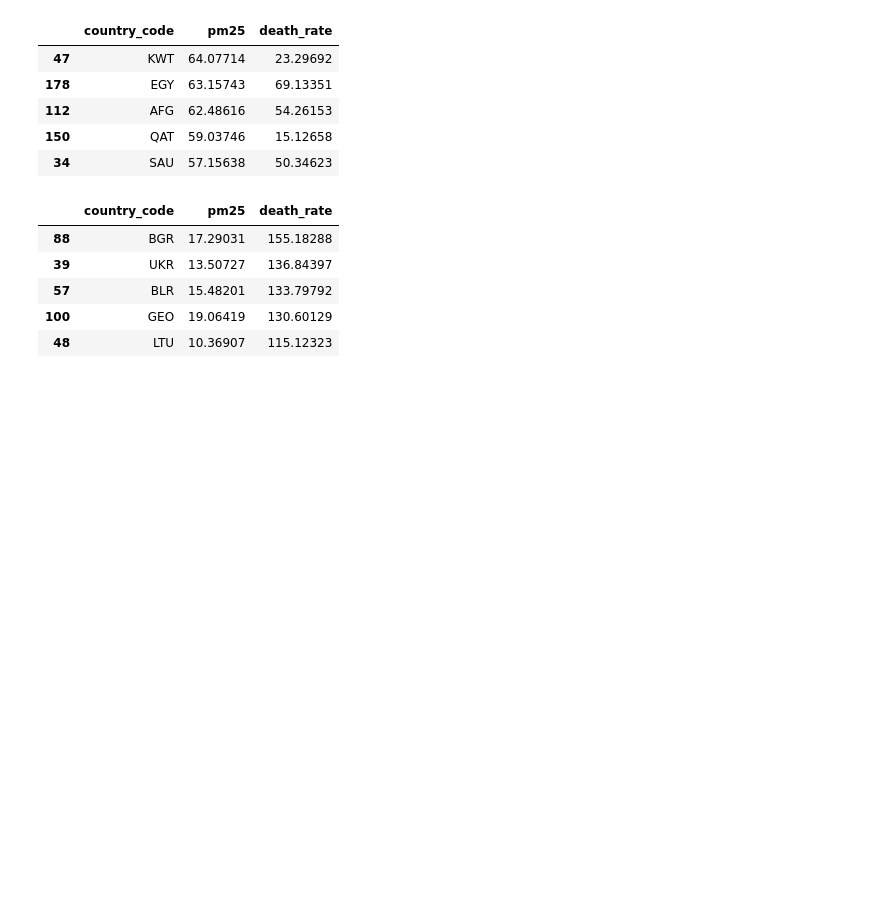
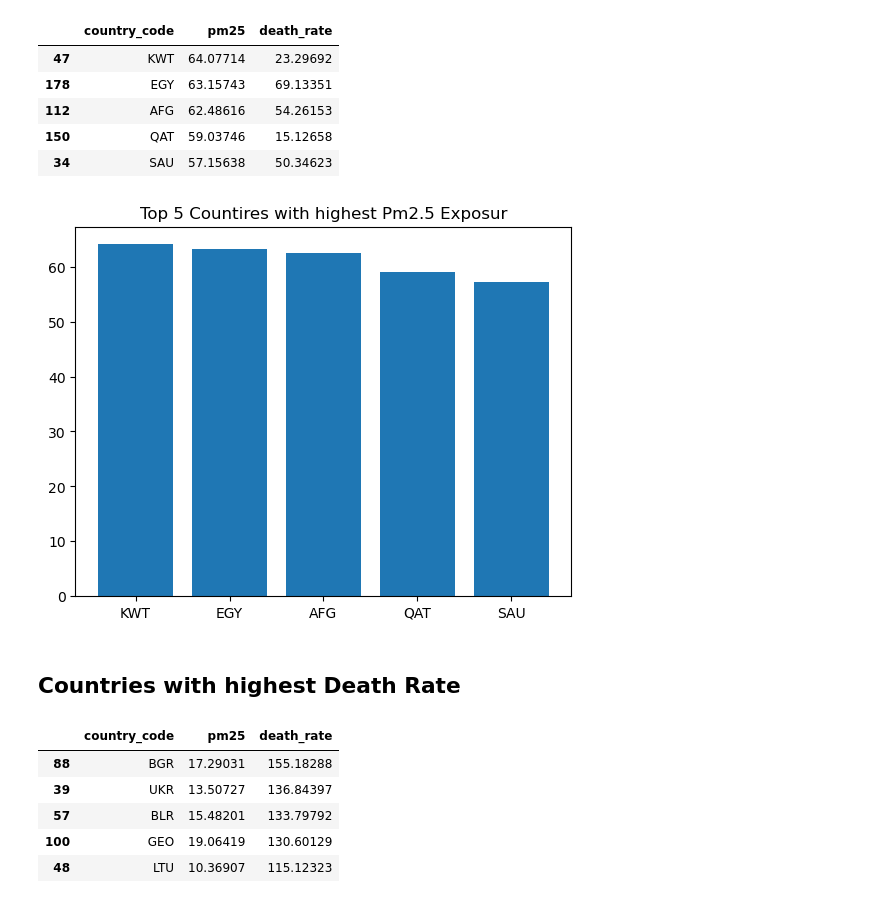
Before and after one commit to xahid007/Air-Pollution, a Jupyter notebook: Notebooks/02_EDA.ipynb, the cells around one changed output. Drawn from its saved outputs; the diff is of its cells as text; code cells hidden in the pictures; blank space fills up the shorter version.

```diff
--- a/Notebooks/02_EDA.ipynb
+++ b/Notebooks/02_EDA.ipynb
@@ -60,5 +75,6 @@ print(df[df["death_rate"] == df["death_rate"].max()])
 # %%
-df.nlargest(5, "pm25")[["country_code", "pm25", "death_rate"]]
+top_pm25 = df.nlargest(5, "pm25")[["country_code", "pm25", "death_rate"]]
+top_pm25
 # %% [output]
 |  | country_code | pm25 | death_rate |
 | 47 | KWT | 64.07714 | 23.29692 |
@@ -66,4 +82,12 @@ df.nlargest(5, "pm25")[["country_code", "pm25", "death_rate"]]
 | 112 | AFG | 62.48616 | 54.26153 |
 | 150 | QAT | 59.03746 | 15.12658 |
 | 34 | SAU | 57.15638 | 50.34623 |
+# %%
+plt.bar(top_pm25['country_code'],top_pm25['pm25'])
+plt.title('Top 5 Countires with highest Pm2.5 Exposur')
+plt.show()
+# %% [output]
+[figure, added]
+# %% [markdown]
+## Countries with highest Death Rate
 # %%
```
Also changed, not shown: parts of 11 cells of this notebook.
